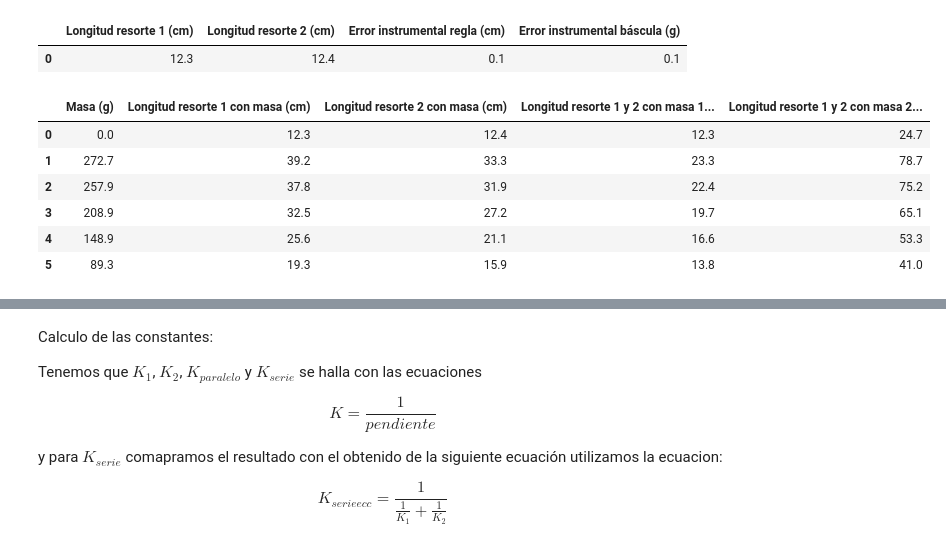
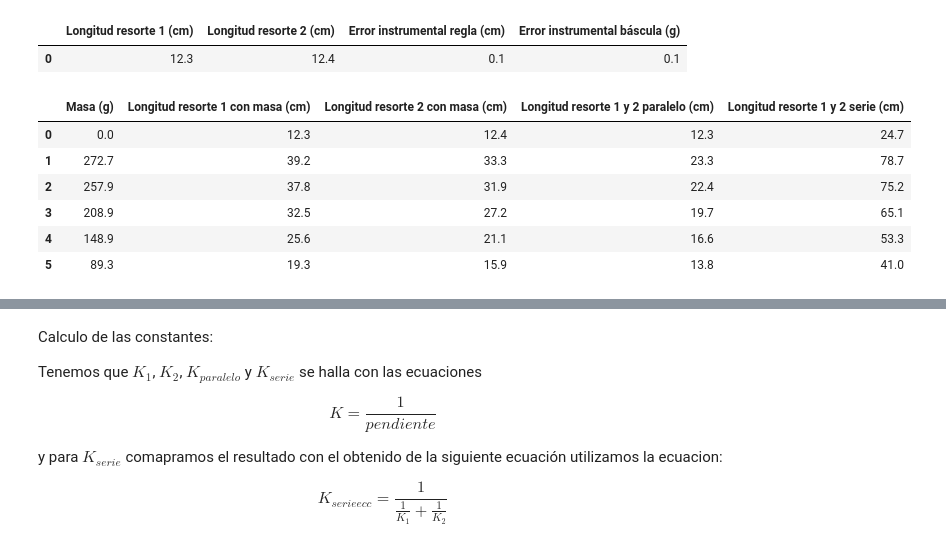
Before and after one commit to Juaan00/Laboratorios_mecanica_FEM, a Jupyter notebook: resorte/resorte.ipynb, the cells around one changed output, grey strips where cells are left out. Cells and saved outputs as stored; diff of their text form; code cells hidden in the pictures.

```diff
--- a/resorte/resorte.ipynb
+++ b/resorte/resorte.ipynb
@@ -39,12 +39,12 @@ tabla_inicial
 # %%
 tabla_capturas = pd.DataFrame({'Masa (g)': m,
                                'Longitud resorte 1 con masa (cm)': l_r1_m,
                                'Longitud resorte 2 con masa (cm)': l_r2_m,
-                               'Longitud resorte 1 y 2 con masa 1 (cm)': l_r1_r2_m1,
-                               'Longitud resorte 1 y 2 con masa 2 (cm)': l_r1_r2_m2})
+                               'Longitud resorte 1 y 2 paralelo (cm)': l_r1_r2_m1,
+                               'Longitud resorte 1 y 2 serie (cm)': l_r1_r2_m2})
 tabla_capturas
 # %% [output]
-|  | Masa (g) | Longitud resorte 1 con masa (cm) | Longitud resorte 2 con masa (cm) | Longitud resorte 1 y 2 con masa 1... | Longitud resorte 1 y 2 con masa 2... |
+|  | Masa (g) | Longitud resorte 1 con masa (cm) | Longitud resorte 2 con masa (cm) | Longitud resorte 1 y 2 paralelo (cm) | Longitud resorte 1 y 2 serie (cm) |
 | 0 | 0.0 | 12.3 | 12.4 | 12.3 | 24.7 |
 | 1 | 272.7 | 39.2 | 33.3 | 23.3 | 78.7 |
 | 2 | 257.9 | 37.8 | 31.9 | 22.4 | 75.2 |
```
Also changed, not shown: parts of 8 cells of this notebook, 1 other file.
